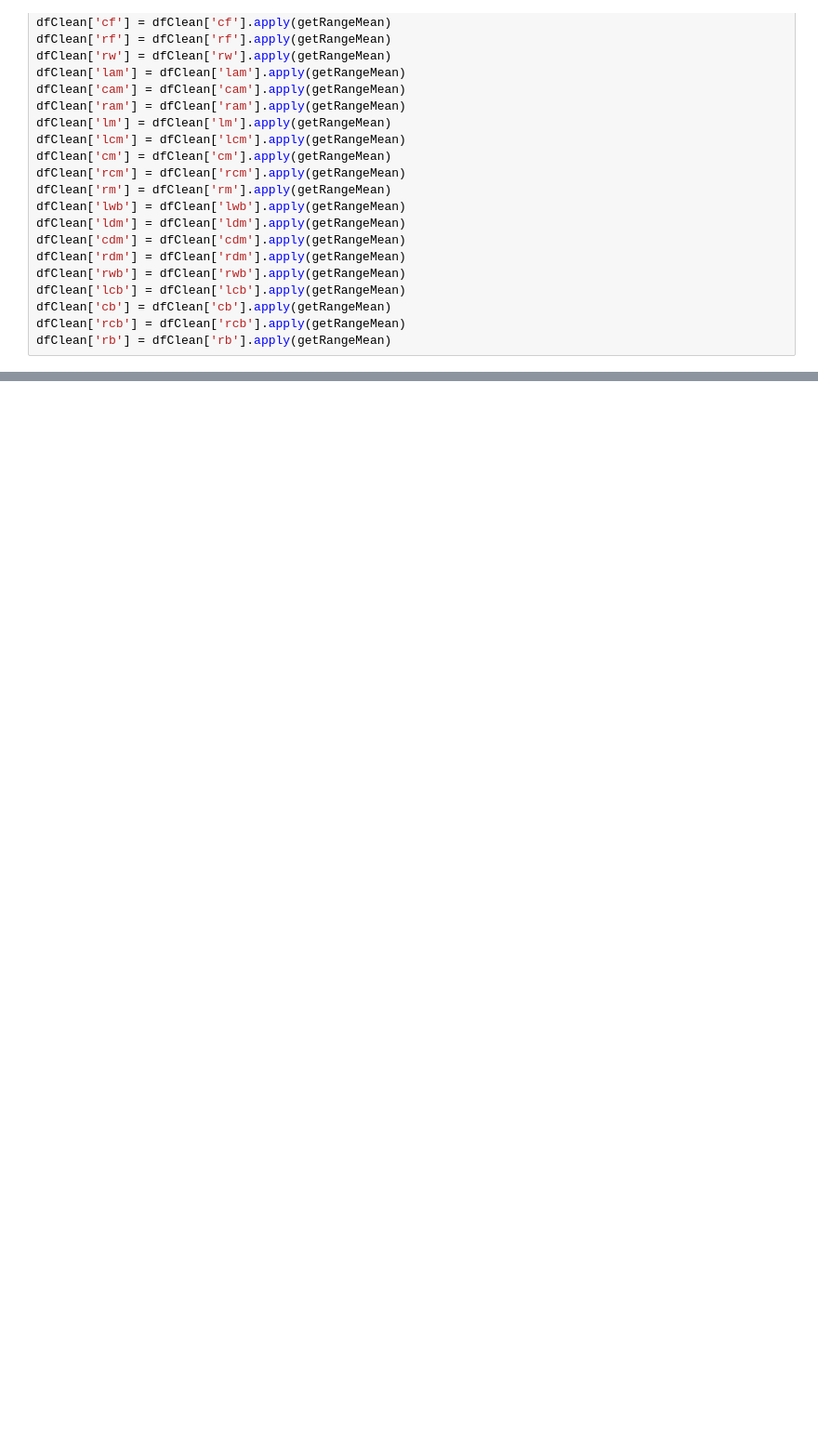
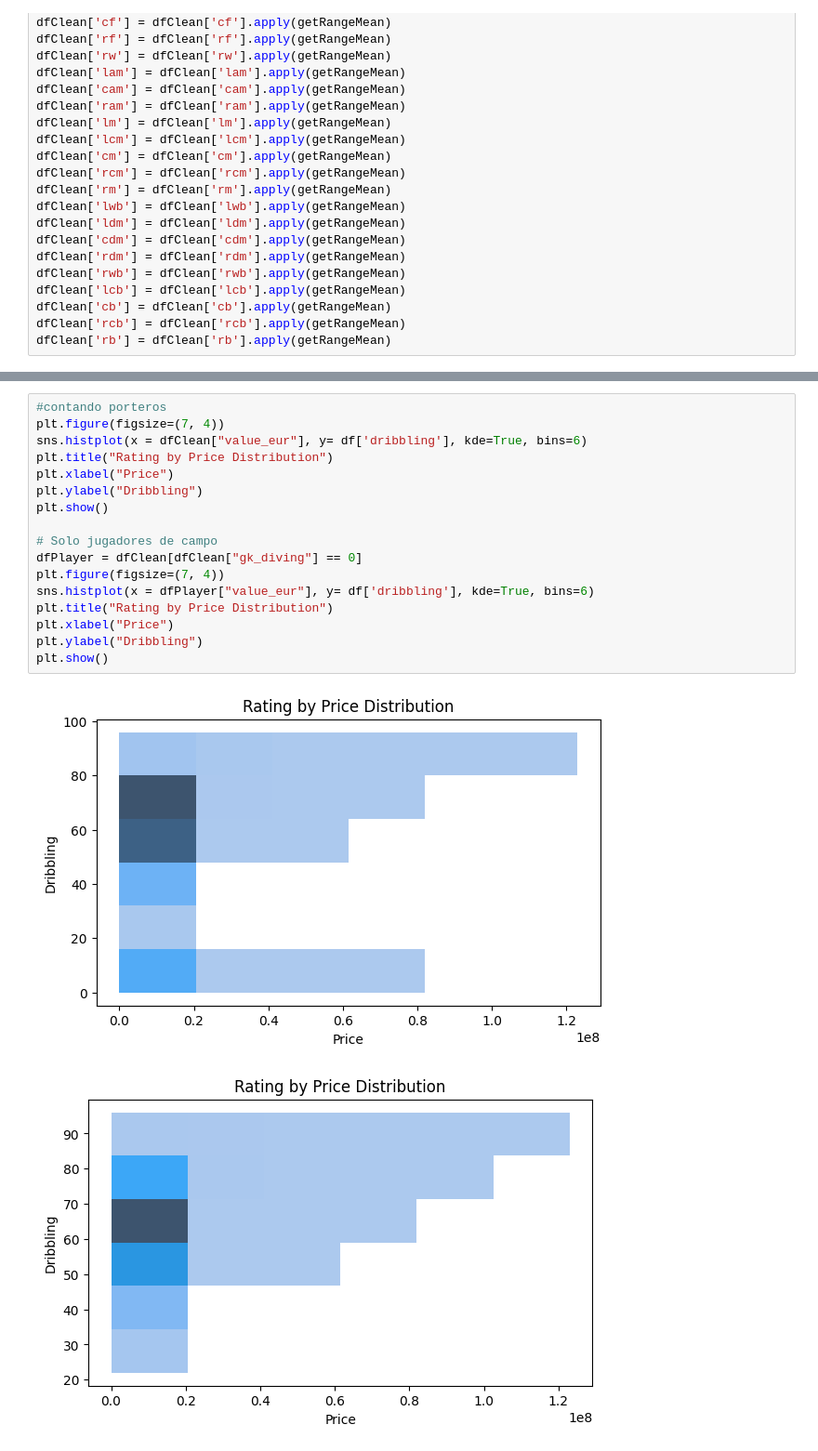
Before and after one commit to Marito-R-T/data-analytics-project, a Jupyter notebook: phase1/analysis.ipynb, the cells around one changed output, grey strips where cells are left out. Shown: that part at 93% size. Saved outputs shown, nothing was run; the diff lists cells and outputs as text; blank space fills up the shorter version.

```diff
--- a/phase1/analysis.ipynb
+++ b/phase1/analysis.ipynb
@@ -386,0 +526,20 @@ df[df["rcb"].isnull()]
+# %%
+#contando porteros
+plt.figure(figsize=(7, 4))
+sns.histplot(x = dfClean["value_eur"], y= df['dribbling'], kde=True, bins=6)
+plt.title("Rating by Price Distribution")
+plt.xlabel("Price")
+plt.ylabel("Dribbling")
+plt.show()
+
+# Solo jugadores de campo
+dfPlayer = dfClean[dfClean["gk_diving"] == 0]
+plt.figure(figsize=(7, 4))
+sns.histplot(x = dfPlayer["value_eur"], y= df['dribbling'], kde=True, bins=6)
+plt.title("Rating by Price Distribution")
+plt.xlabel("Price")
+plt.ylabel("Dribbling")
+plt.show()
+# %% [output]
+[figure, added]
+[figure, added]
```
Also changed, not shown: parts of 31 cells of this notebook, 1 other file.
